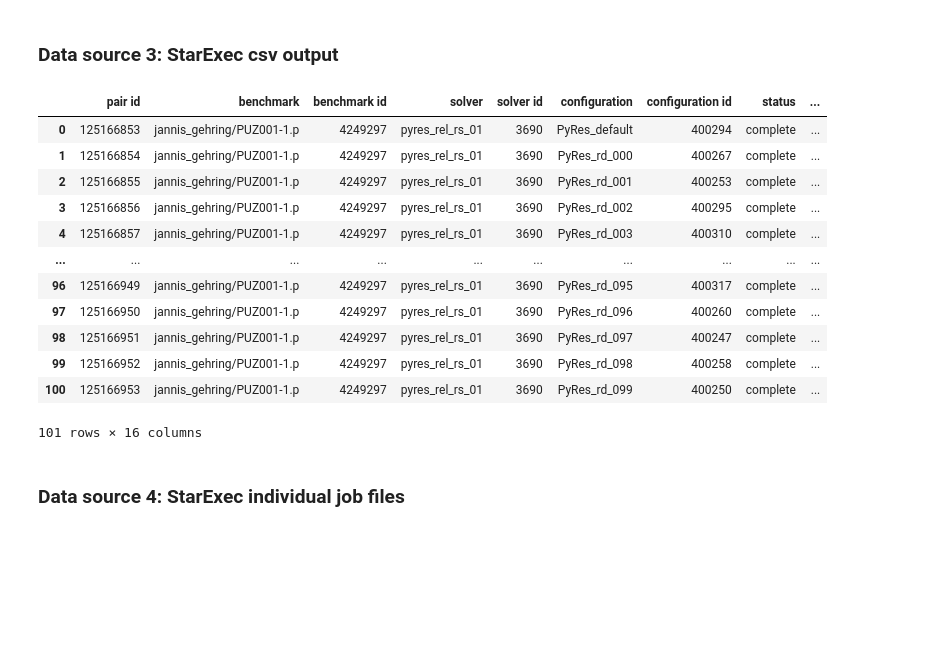
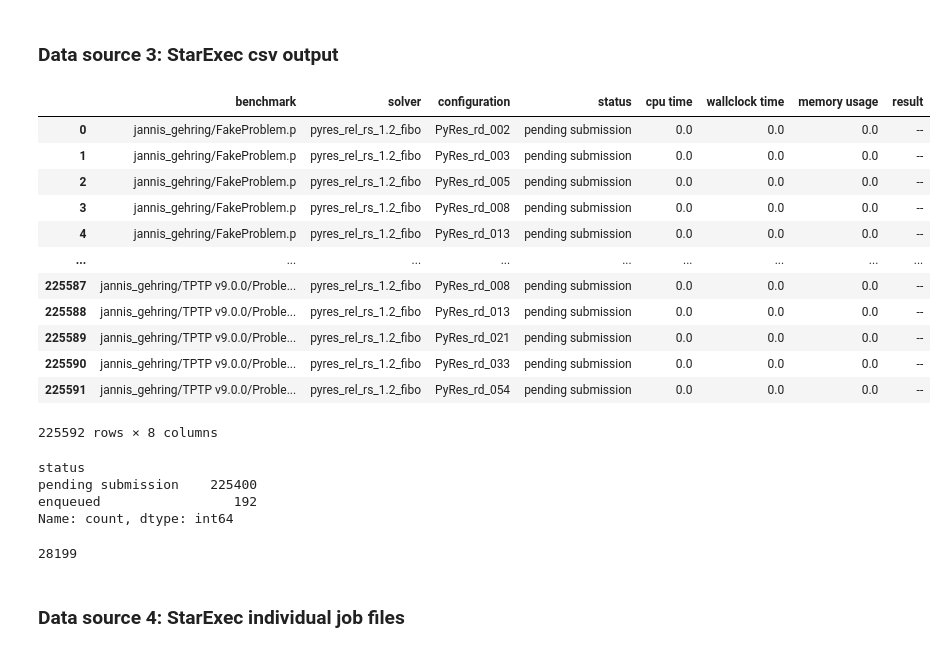
Before and after one commit to GehriJan/coursework-pyres, a Jupyter notebook: src/notebook.ipynb, the cells around one changed output. Saved outputs shown, nothing was run; the diff lists cells and outputs as text; code cells hidden in the pictures; blank space fills up the shorter version.

```diff
--- a/src/notebook.ipynb
+++ b/src/notebook.ipynb
@@ -225,7 +226,7 @@ is_problem = re.compile(r'Job\d\d\d\d*')
 problem_outputs = [d for d in downloads_list if is_problem.match(d)]
 
 starexec_outputs = os.path.join(notebook_dir, "starexec_outputs")
-problem_folder = os.path.join(starexec_outputs, "Job5034_output/")
+problem_folder = os.path.join(starexec_outputs, "Job5042_output/")
 
 for dir_name in tqdm(problem_outputs):
     full_dirname = os.path.join(source_dir, dir_name)
@@ -240,22 +241,34 @@ Moved 2 folders.
 # %% [markdown]
 ### Data source 3: StarExec csv output
 # %%
-df_se_csv = pd.read_csv(problem_folder + "Job5034_info.csv")
+df_se_csv = pd.read_csv(problem_folder + "Job5042_info.csv")
 df_se_csv
 # %% [output]
-|  | pair id | benchmark | benchmark id | solver | solver id | configuration | configuration id | status | ... |
-| 0 | 125166853 | jannis_gehring/PUZ001-1.p | 4249297 | pyres_rel_rs_01 | 3690 | PyRes_default | 400294 | complete | ... |
-| 1 | 125166854 | jannis_gehring/PUZ001-1.p | 4249297 | pyres_rel_rs_01 | 3690 | PyRes_rd_000 | 400267 | complete | ... |
-| 2 | 125166855 | jannis_gehring/PUZ001-1.p | 4249297 | pyres_rel_rs_01 | 3690 | PyRes_rd_001 | 400253 | complete | ... |
-| 3 | 125166856 | jannis_gehring/PUZ001-1.p | 4249297 | pyres_rel_rs_01 | 3690 | PyRes_rd_002 | 400295 | complete | ... |
-| 4 | 125166857 | jannis_gehring/PUZ001-1.p | 4249297 | pyres_rel_rs_01 | 3690 | PyRes_rd_003 | 400310 | complete | ... |
-| ... | ... | ... | ... | ... | ... | ... | ... | ... | ... |
-| 96 | 125166949 | jannis_gehring/PUZ001-1.p | 4249297 | pyres_rel_rs_01 | 3690 | PyRes_rd_095 | 400317 | complete | ... |
-| 97 | 125166950 | jannis_gehring/PUZ001-1.p | 4249297 | pyres_rel_rs_01 | 3690 | PyRes_rd_096 | 400260 | complete | ... |
-| 98 | 125166951 | jannis_gehring/PUZ001-1.p | 4249297 | pyres_rel_rs_01 | 3690 | PyRes_rd_097 | 400247 | complete | ... |
-| 99 | 125166952 | jannis_gehring/PUZ001-1.p | 4249297 | pyres_rel_rs_01 | 3690 | PyRes_rd_098 | 400258 | complete | ... |
-| 100 | 125166953 | jannis_gehring/PUZ001-1.p | 4249297 | pyres_rel_rs_01 | 3690 | PyRes_rd_099 | 400250 | complete | ... |
+|  | benchmark | solver | configuration | status | cpu time | wallclock time | memory usage | result |
+| 0 | jannis_gehring/FakeProblem.p | pyres_rel_rs_1.2_fibo | PyRes_rd_002 | pending submission | 0.0 | 0.0 | 0.0 | -- |
+| 1 | jannis_gehring/FakeProblem.p | pyres_rel_rs_1.2_fibo | PyRes_rd_003 | pending submission | 0.0 | 0.0 | 0.0 | -- |
+| 2 | jannis_gehring/FakeProblem.p | pyres_rel_rs_1.2_fibo | PyRes_rd_005 | pending submission | 0.0 | 0.0 | 0.0 | -- |
+| 3 | jannis_gehring/FakeProblem.p | pyres_rel_rs_1.2_fibo | PyRes_rd_008 | pending submission | 0.0 | 0.0 | 0.0 | -- |
+| 4 | jannis_gehring/FakeProblem.p | pyres_rel_rs_1.2_fibo | PyRes_rd_013 | pending submission | 0.0 | 0.0 | 0.0 | -- |
+| ... | ... | ... | ... | ... | ... | ... | ... | ... |
+| 225587 | jannis_gehring/TPTP v9.0.0/Proble... | pyres_rel_rs_1.2_fibo | PyRes_rd_008 | pending submission | 0.0 | 0.0 | 0.0 | -- |
+| 225588 | jannis_gehring/TPTP v9.0.0/Proble... | pyres_rel_rs_1.2_fibo | PyRes_rd_013 | pending submission | 0.0 | 0.0 | 0.0 | -- |
+| 225589 | jannis_gehring/TPTP v9.0.0/Proble... | pyres_rel_rs_1.2_fibo | PyRes_rd_021 | pending submission | 0.0 | 0.0 | 0.0 | -- |
+| 225590 | jannis_gehring/TPTP v9.0.0/Proble... | pyres_rel_rs_1.2_fibo | PyRes_rd_033 | pending submission | 0.0 | 0.0 | 0.0 | -- |
+| 225591 | jannis_gehring/TPTP v9.0.0/Proble... | pyres_rel_rs_1.2_fibo | PyRes_rd_054 | pending submission | 0.0 | 0.0 | 0.0 | -- |
-101 rows × 16 columns
+225592 rows × 8 columns
+# %%
+df_se_csv["status"].value_counts()
+# %% [output]
+status
+pending submission    225400
+enqueued                 192
+Name: count, dtype: int64
+# %%
+df_se_csv["benchmark id"].unique().shape[0]
+# df_se_csv["configuration id"].unique().shape[0]
+# %% [output]
+28199
 # %% [markdown]
 ### Data source 4: StarExec individual job files
 # %% [markdown]
```
Also changed, not shown: parts of 2 cells of this notebook, 1 other file.
